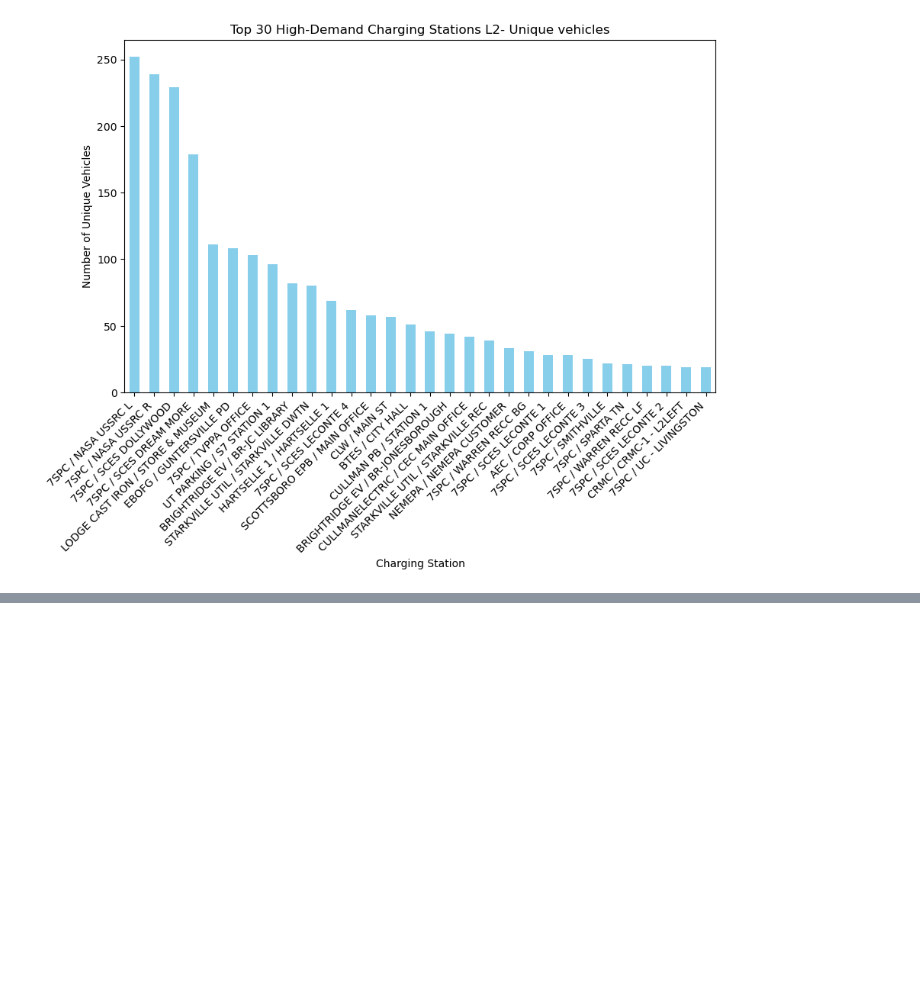
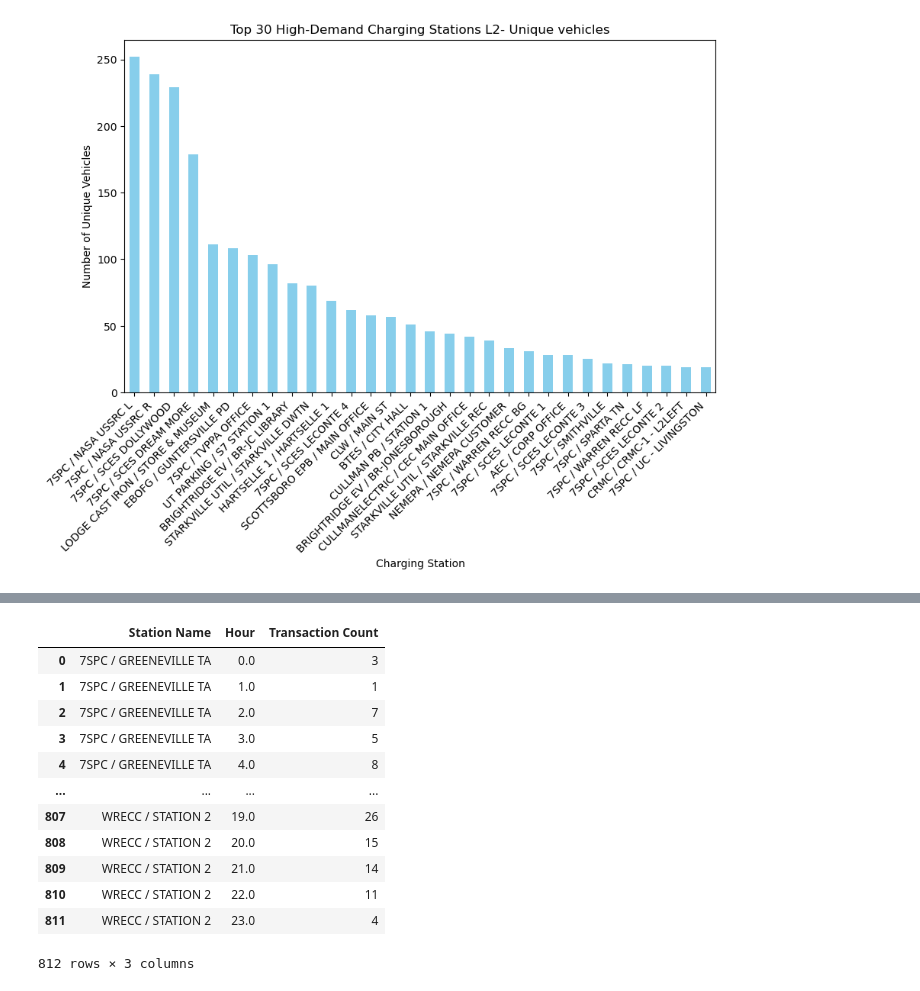
Before and after one commit to mkhaleghian/SevenStates, a Jupyter notebook: Analysis.ipynb, the cells around one changed output, grey strips where cells are left out. Saved outputs shown, nothing was run; the diff lists cells and outputs as text; code cells hidden in the pictures; blank space fills up the shorter version.

```diff
--- a/Analysis.ipynb
+++ b/Analysis.ipynb
@@ -566,0 +593,16 @@ plt.show()
+# %%
+utilization_data_DC
+# %% [output]
+|  | Station Name | Hour | Transaction Count |
+| 0 | 7SPC / GREENEVILLE TA | 0.0 | 3 |
+| 1 | 7SPC / GREENEVILLE TA | 1.0 | 1 |
+| 2 | 7SPC / GREENEVILLE TA | 2.0 | 7 |
+| 3 | 7SPC / GREENEVILLE TA | 3.0 | 5 |
+| 4 | 7SPC / GREENEVILLE TA | 4.0 | 8 |
+| ... | ... | ... | ... |
+| 807 | WRECC / STATION 2 | 19.0 | 26 |
+| 808 | WRECC / STATION 2 | 20.0 | 15 |
+| 809 | WRECC / STATION 2 | 21.0 | 14 |
+| 810 | WRECC / STATION 2 | 22.0 | 11 |
+| 811 | WRECC / STATION 2 | 23.0 | 4 |
+812 rows × 3 columns
```
Also changed, not shown: parts of 31 cells of this notebook.
